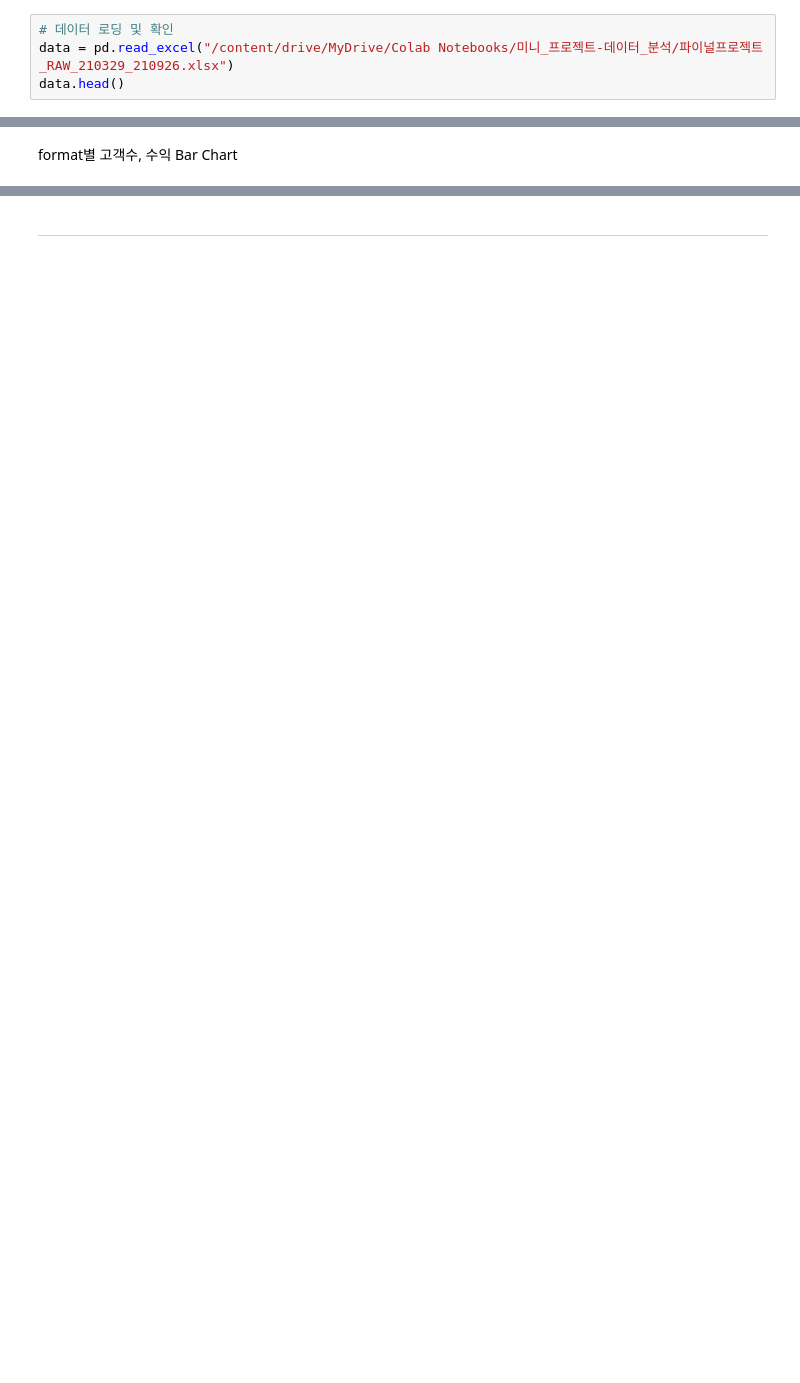
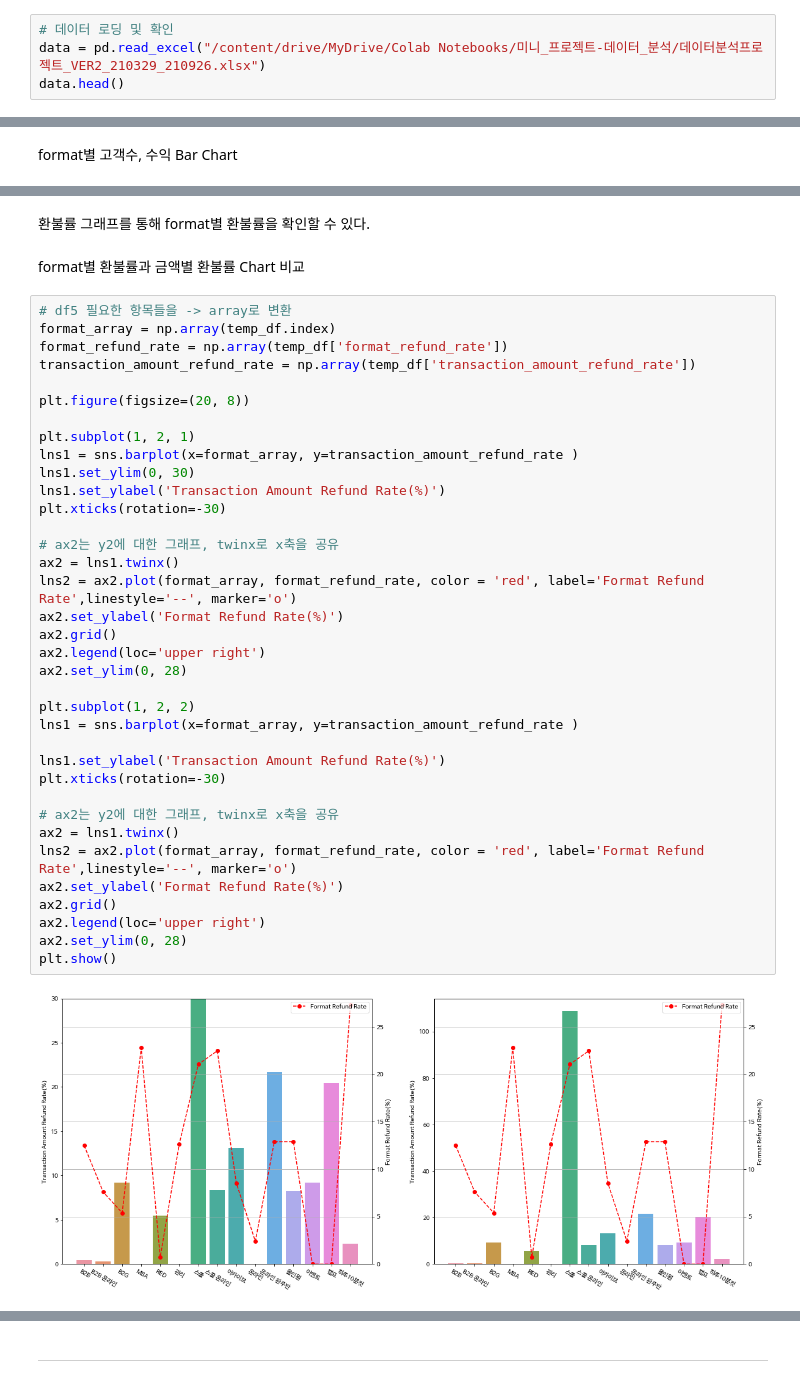
Before and after one commit to yd-online3/fc_miniproject, a Jupyter notebook: fc_mini_sejin.ipynb, the cells around one changed output, grey strips where cells are left out. Saved outputs shown, nothing was run; the diff lists cells and outputs as text; blank space fills up the shorter version.

```diff
--- a/fc_mini_sejin.ipynb
+++ b/fc_mini_sejin.ipynb
@@ -93,7 +81,7 @@ plt.rc('font', family='NanumBarunGothic')
 # data.head()
 # %%
 # 데이터 로딩 및 확인
-data = pd.read_excel("/content/drive/MyDrive/Colab Notebooks/미니_프로젝트-데이터_분석/파이널프로젝트_RAW_210329_210926.xlsx")
+data = pd.read_excel("/content/drive/MyDrive/Colab Notebooks/미니_프로젝트-데이터_분석/데이터분석프로젝트_VER2_210329_210926.xlsx")
 data.head()
 # %% [output]
 |  | id | customer_id | course_id | type | state | course_title | category_title | format | ... |
@@ -1325,0 +557,42 @@ memory usage: 7.2+ KB
+# %% [markdown]
+환불률 그래프를 통해 format별 환불률을 확인할 수 있다.
+# %% [markdown]
+format별 환불률과 금액별 환불률 Chart 비교
+# %%
+# df5 필요한 항목들을 -> array로 변환
+format_array = np.array(temp_df.index)
+format_refund_rate = np.array(temp_df['format_refund_rate'])
+transaction_amount_refund_rate = np.array(temp_df['transaction_amount_refund_rate'])
+
+plt.figure(figsize=(20, 8))
+
+plt.subplot(1, 2, 1)
+lns1 = sns.barplot(x=format_array, y=transaction_amount_refund_rate )
+lns1.set_ylim(0, 30)
+lns1.set_ylabel('Transaction Amount Refund Rate(%)')
+plt.xticks(rotation=-30)
+
+# ax2는 y2에 대한 그래프, twinx로 x축을 공유
+ax2 = lns1.twinx()
+lns2 = ax2.plot(format_array, format_refund_rate, color = 'red', label='Format Refund Rate',linestyle='--', marker='o')
+ax2.set_ylabel('Format Refund Rate(%)')
+ax2.grid()
+ax2.legend(loc='upper right')
+ax2.set_ylim(0, 28)
+
+plt.subplot(1, 2, 2)
+lns1 = sns.barplot(x=format_array, y=transaction_amount_refund_rate )
+
+lns1.set_ylabel('Transaction Amount Refund Rate(%)')
+plt.xticks(rotation=-30)
+
+# ax2는 y2에 대한 그래프, twinx로 x축을 공유
+ax2 = lns1.twinx()
+lns2 = ax2.plot(format_array, format_refund_rate, color = 'red', label='Format Refund Rate',linestyle='--', marker='o')
+ax2.set_ylabel('Format Refund Rate(%)')
+ax2.grid()
+ax2.legend(loc='upper right')
+ax2.set_ylim(0, 28)
+plt.show()
+# %% [output]
+[figure, added]
```
Also changed, not shown: parts of 325 cells of this notebook.
